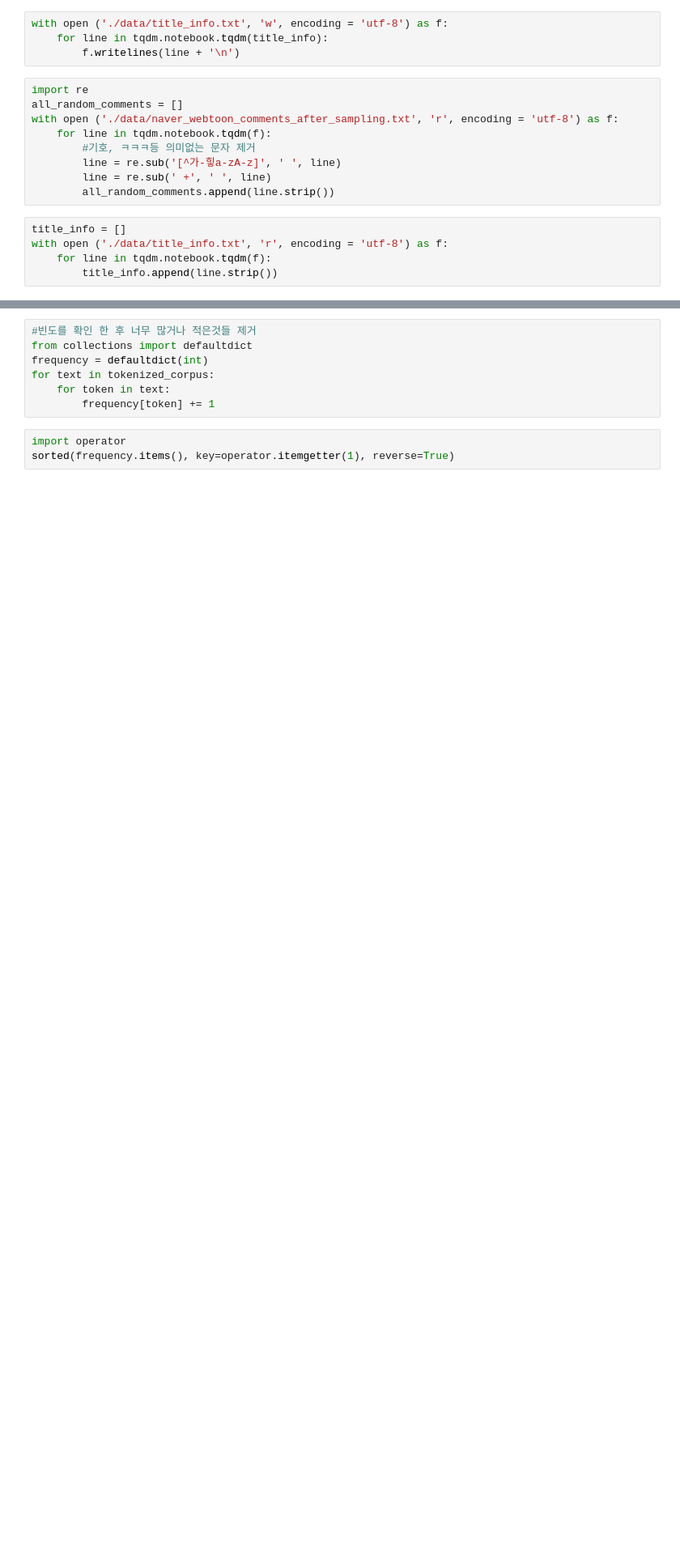
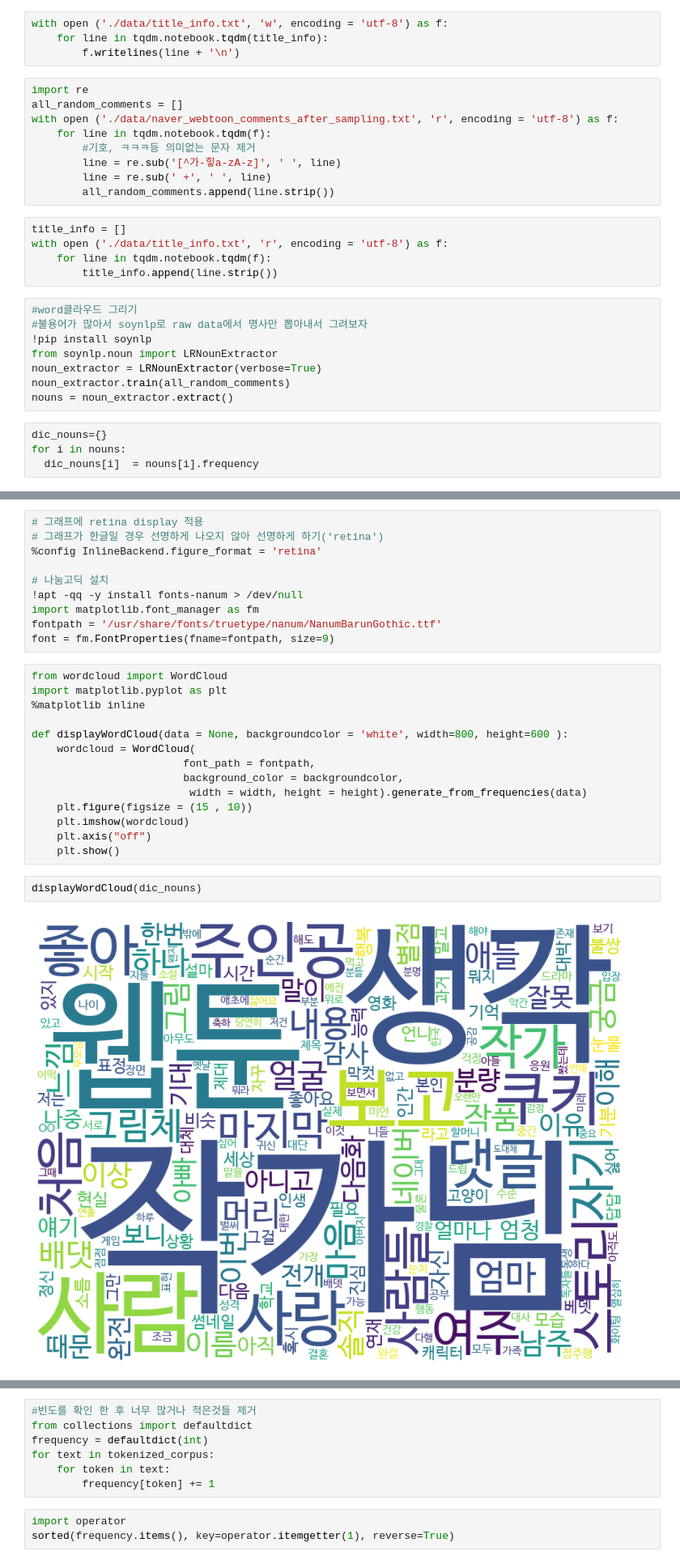
Before and after one commit to parapara157/webtoon_comment, a Jupyter notebook: comments_analysis.ipynb, the cells around one changed output, grey strips where cells are left out. Shown: that part at 81% size. Saved outputs shown, nothing was run; the diff lists cells and outputs as text; blank space fills up the shorter version.

Commit message:
add wordCloud

```diff
--- a/comments_analysis.ipynb
+++ b/comments_analysis.ipynb
@@ -196,3 +198,15 @@ title_info = []
 with open ('./data/title_info.txt', 'r', encoding = 'utf-8') as f:
     for line in tqdm.notebook.tqdm(f):
         title_info.append(line.strip())
+# %%
+#word클라우드 그리기
+#불용어가 많아서 soynlp로 raw data에서 명사만 뽑아내서 그려보자
+!pip install soynlp
+from soynlp.noun import LRNounExtractor
+noun_extractor = LRNounExtractor(verbose=True)
+noun_extractor.train(all_random_comments)
+nouns = noun_extractor.extract()
+# %%
+dic_nouns={}
+for i in nouns:
+  dic_nouns[i]  = nouns[i].frequency
@@ -199 +233,29 @@ with open ('./data/title_info.txt', 'r', encoding = 'utf-8') as f:
+# %%
+# 그래프에 retina display 적용
+# 그래프가 한글일 경우 선명하게 나오지 않아 선명하게 하기('retina')
+%config InlineBackend.figure_format = 'retina'
+
+# 나눔고딕 설치
+!apt -qq -y install fonts-nanum > /dev/null
+import matplotlib.font_manager as fm
+fontpath = '/usr/share/fonts/truetype/nanum/NanumBarunGothic.ttf'
+font = fm.FontProperties(fname=fontpath, size=9)
+# %%
+from wordcloud import WordCloud
+import matplotlib.pyplot as plt
+%matplotlib inline
+
+def displayWordCloud(data = None, backgroundcolor = 'white', width=800, height=600 ):
+    wordcloud = WordCloud(
+                        font_path = fontpath,
+                        background_color = backgroundcolor,
+                         width = width, height = height).generate_from_frequencies(data)
+    plt.figure(figsize = (15 , 10))
+    plt.imshow(wordcloud)
+    plt.axis("off")
+    plt.show()
+# %%
+displayWordCloud(dic_nouns)
+# %% [output]
+[figure, added]
 # %%
```
Also changed, not shown: parts of 4 cells of this notebook.
